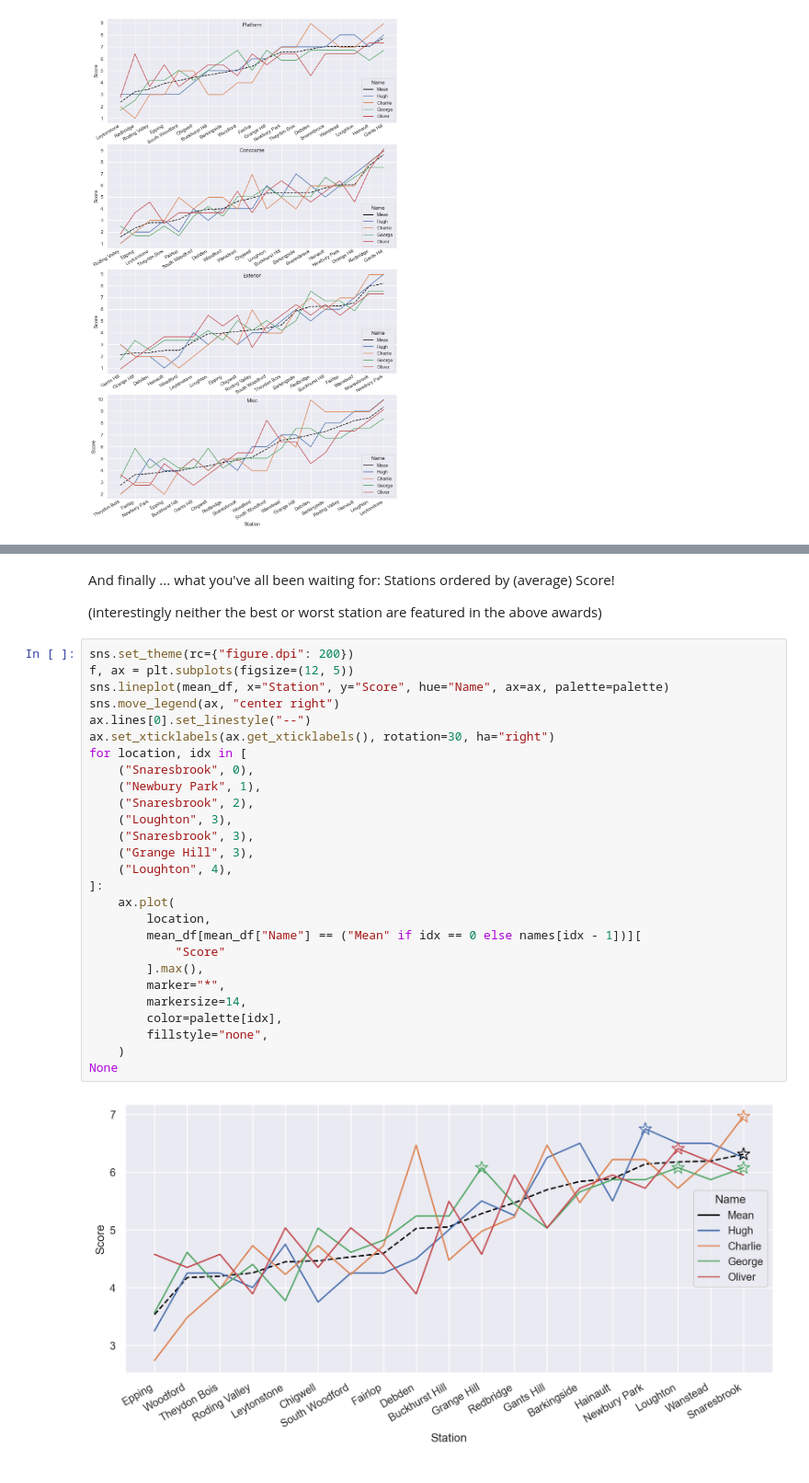
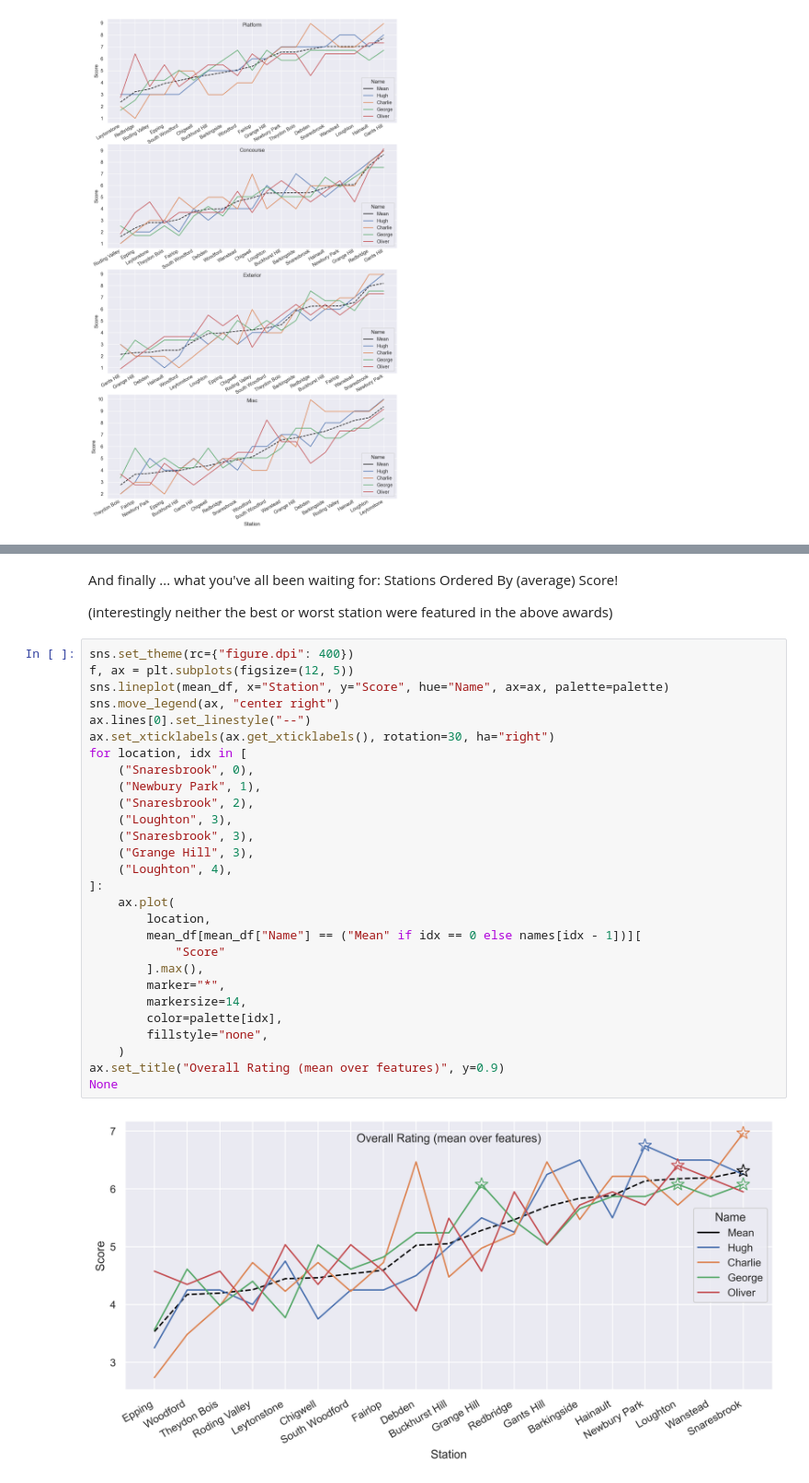
Before and after one commit to thecharlieblake/station-ratings, a Jupyter notebook: east-central-line-stations.ipynb, the cells around one changed output, grey strips where cells are left out. Shown at 92% size. Drawn from its saved outputs; the diff is of its cells as text.

```diff
--- a/east-central-line-stations.ipynb
+++ b/east-central-line-stations.ipynb
@@ -266,38 +256,39 @@ Let's give out some more awards based on these results:
 
 ![](theydon-misc.png)
 # %% [markdown]
-And finally ... what you've all been waiting for: Stations ordered by (average) Score!
+And finally ... what you've all been waiting for: Stations Ordered By (average) Score!
 
-(interestingly neither the best or worst station are featured in the above awards)
+(interestingly neither the best or worst station were featured in the above awards)
 # %%
-sns.set_theme(rc={"figure.dpi": 200})
+sns.set_theme(rc={"figure.dpi": 400})
 f, ax = plt.subplots(figsize=(12, 5))
 sns.lineplot(mean_df, x="Station", y="Score", hue="Name", ax=ax, palette=palette)
 sns.move_legend(ax, "center right")
 ax.lines[0].set_linestyle("--")
 ax.set_xticklabels(ax.get_xticklabels(), rotation=30, ha="right")
 for location, idx in [
     ("Snaresbrook", 0),
     ("Newbury Park", 1),
     ("Snaresbrook", 2),
     ("Loughton", 3),
     ("Snaresbrook", 3),
     ("Grange Hill", 3),
     ("Loughton", 4),
 ]:
     ax.plot(
         location,
         mean_df[mean_df["Name"] == ("Mean" if idx == 0 else names[idx - 1])][
             "Score"
         ].max(),
         marker="*",
         markersize=14,
         color=palette[idx],
         fillstyle="none",
     )
+ax.set_title("Overall Rating (mean over features)", y=0.9)
 None
 # %% [output]
-[figure, old version]
+[figure, new version]
 # %% [markdown]
 **Award for Best Station:** 🏆 Snaresbrook 🏆
 
```
Also changed, not shown: parts of 8 cells of this notebook, 3 other files.
